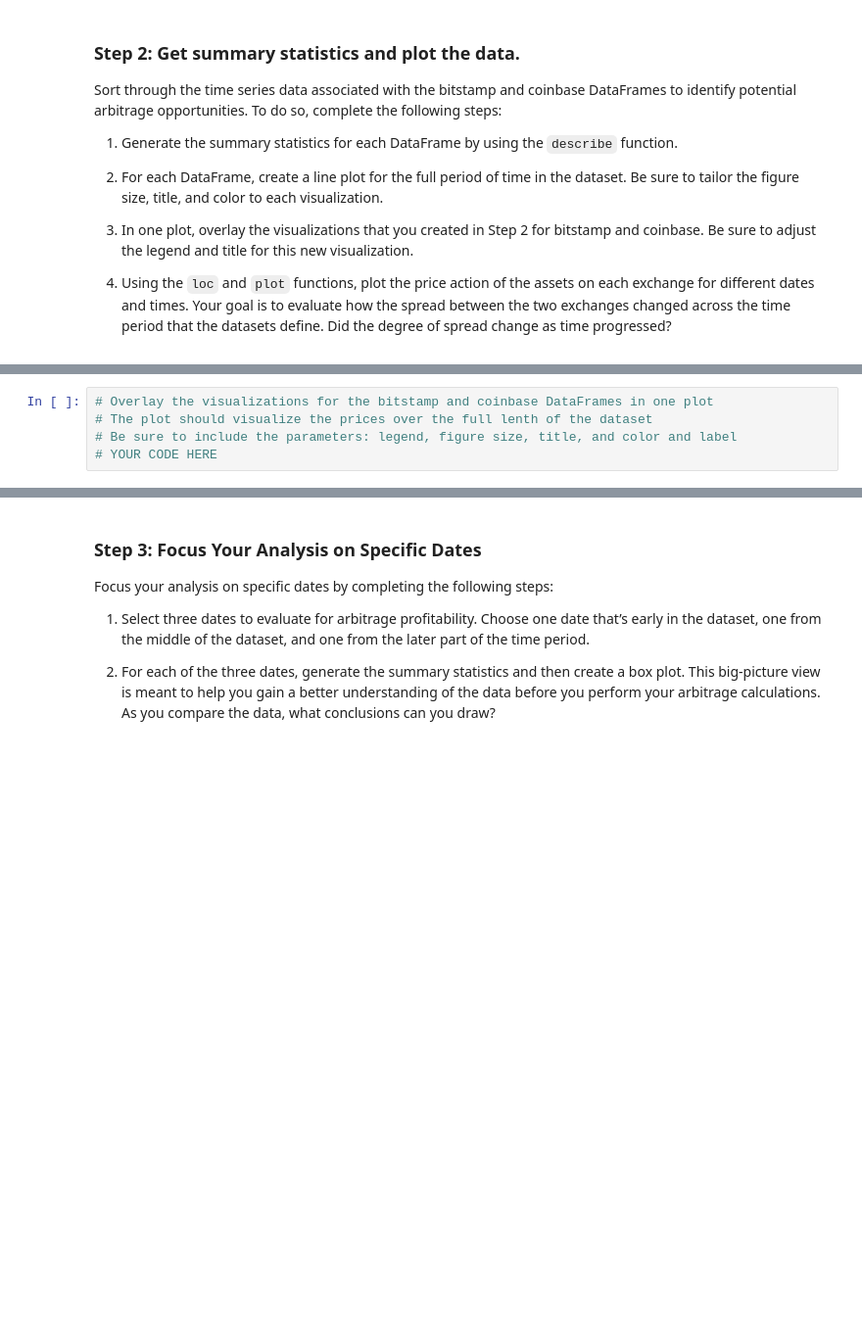
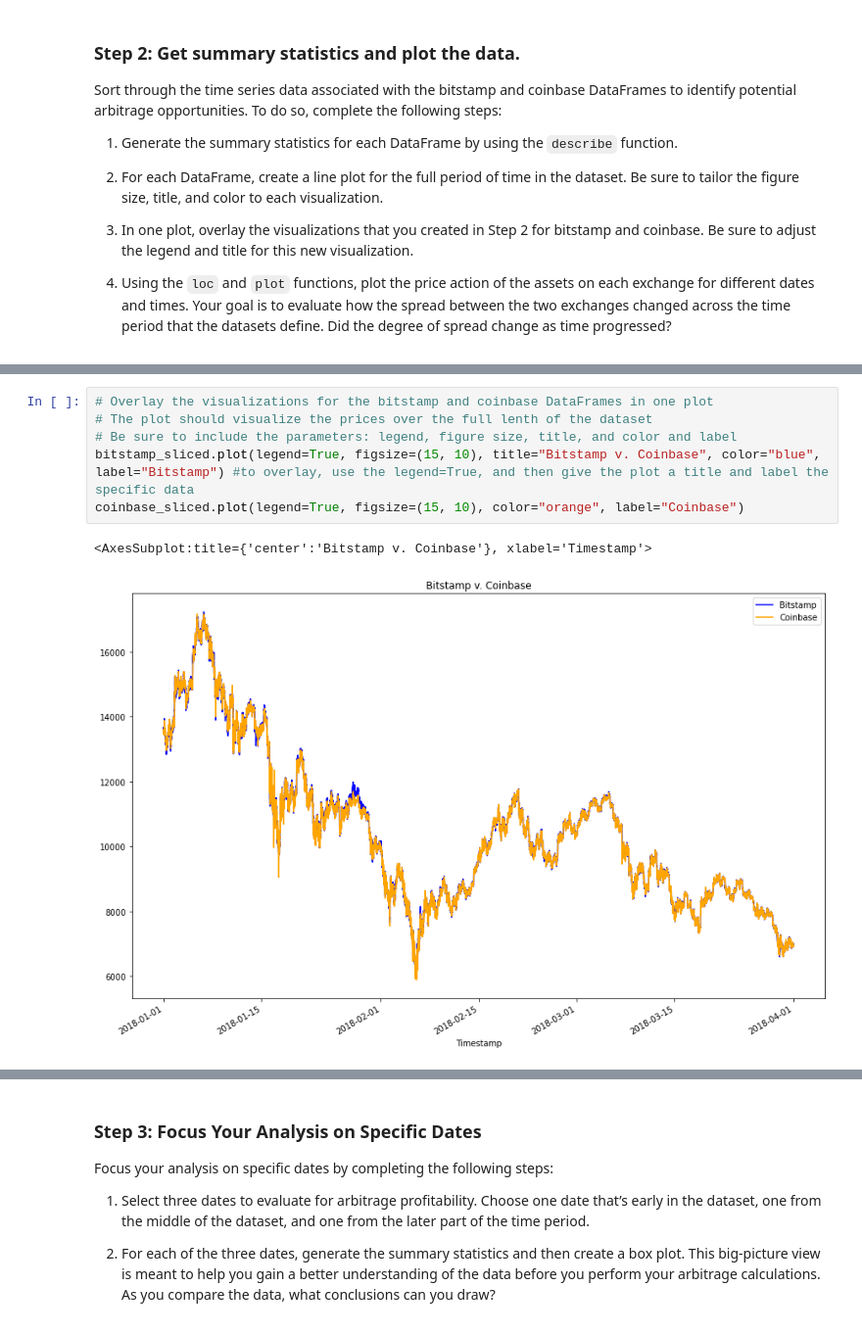
Before and after one commit to arliejones/BTC_Financial_Analysis, a Jupyter notebook: crypto_arbitrage.ipynb, the cells around one changed output, grey strips where cells are left out. Shown at 98% size. Cells and saved outputs as stored; diff of their text form; blank space fills up the shorter version.

```diff
--- a/crypto_arbitrage.ipynb
+++ b/crypto_arbitrage.ipynb
@@ -256,6 +299,10 @@ Sort through the time series data associated with the bitstamp and coinbase Data
 # %%
 # Overlay the visualizations for the bitstamp and coinbase DataFrames in one plot
 # The plot should visualize the prices over the full lenth of the dataset
 # Be sure to include the parameters: legend, figure size, title, and color and label
-# YOUR CODE HERE
+bitstamp_sliced.plot(legend=True, figsize=(15, 10), title="Bitstamp v. Coinbase", color="blue", label="Bitstamp") #to overlay, use the legend=True, and then give the plot a title and label the specific data
+coinbase_sliced.plot(legend=True, figsize=(15, 10), color="orange", label="Coinbase")
+# %% [output]
+<AxesSubplot:title={'center':'Bitstamp v. Coinbase'}, xlabel='Timestamp'>
+[figure, added]
 # %%
```
Also changed, not shown: parts of 26 cells of this notebook.
